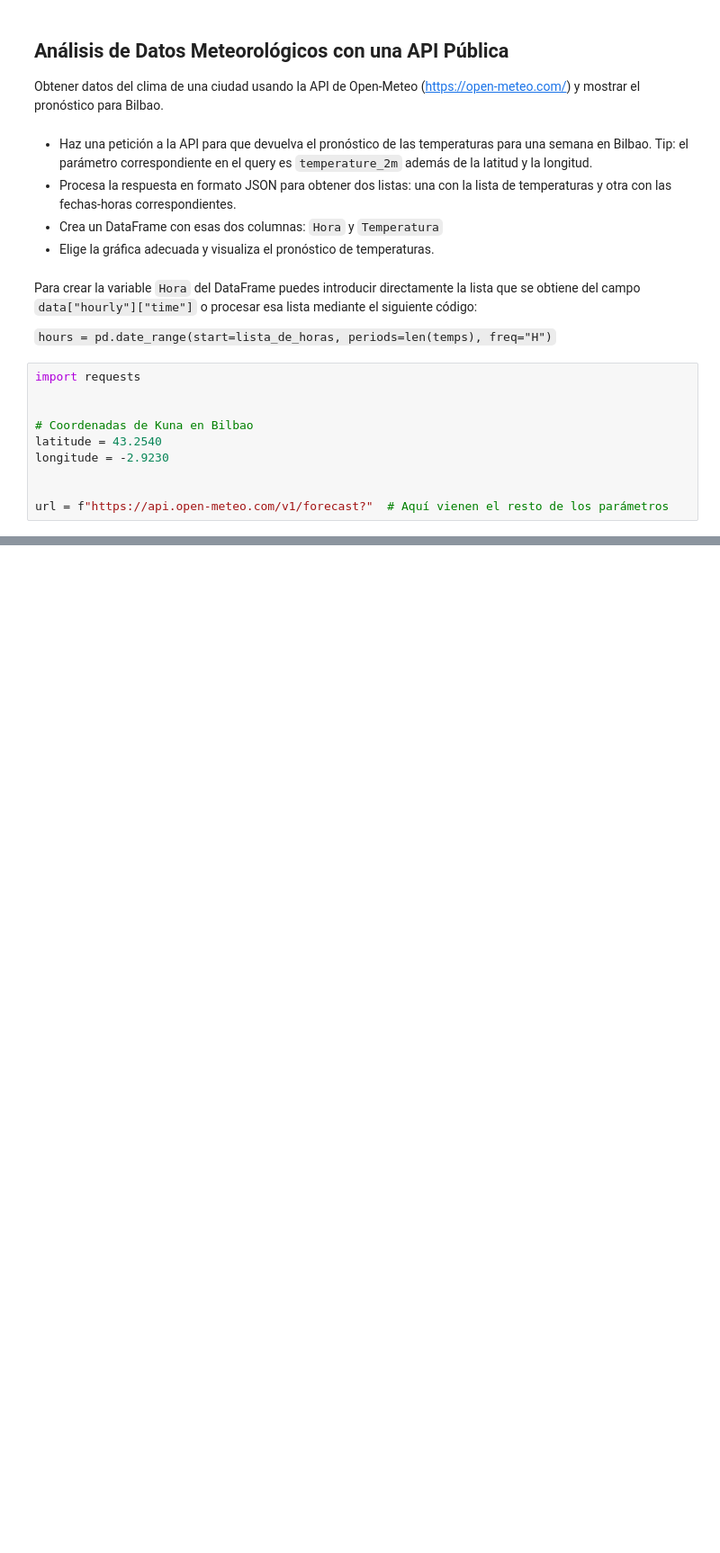
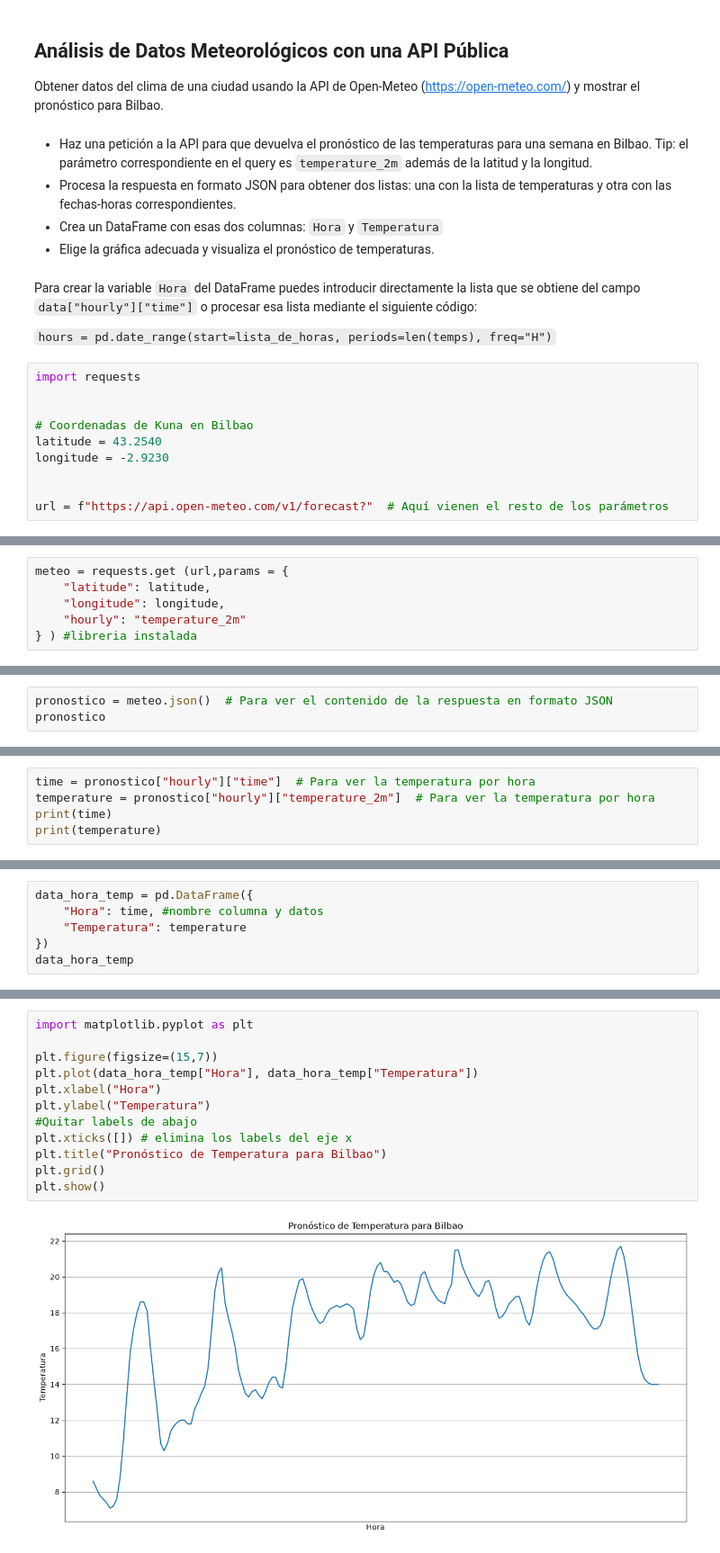
Before and after one commit to haizeaj/2026-10-BILBAO-FT-Data-Science, a Jupyter notebook: 2-Data_Analysis/3-Sources/Web/Práctica/pronostico_meteorologico.ipynb, the cells around one changed output, grey strips where cells are left out. Shown at 90% size. Saved outputs shown, nothing was run; the diff lists cells and outputs as text; blank space fills up the shorter version.

```diff
--- a/2-Data_Analysis/3-Sources/Web/Práctica/pronostico_meteorologico.ipynb
+++ b/2-Data_Analysis/3-Sources/Web/Práctica/pronostico_meteorologico.ipynb
@@ -22,0 +25,6 @@ url = f"https://api.open-meteo.com/v1/forecast?"  # Aquí vienen el resto de los
+# %%
+meteo = requests.get (url,params = {
+    "latitude": latitude,
+    "longitude": longitude,
+    "hourly": "temperature_2m"
+} ) #libreria instalada
@@ -22,0 +35,3 @@ url = f"https://api.open-meteo.com/v1/forecast?"  # Aquí vienen el resto de los
+# %%
+pronostico = meteo.json()  # Para ver el contenido de la respuesta en formato JSON
+pronostico
@@ -22,0 +76,5 @@ url = f"https://api.open-meteo.com/v1/forecast?"  # Aquí vienen el resto de los
+# %%
+time = pronostico["hourly"]["time"]  # Para ver la temperatura por hora
+temperature = pronostico["hourly"]["temperature_2m"]  # Para ver la temperatura por hora
+print(time)
+print(temperature)
@@ -22,0 +86,6 @@ url = f"https://api.open-meteo.com/v1/forecast?"  # Aquí vienen el resto de los
+# %%
+data_hora_temp = pd.DataFrame({
+    "Hora": time, #nombre columna y datos
+    "Temperatura": temperature
+})
+data_hora_temp
@@ -22,0 +106,14 @@ url = f"https://api.open-meteo.com/v1/forecast?"  # Aquí vienen el resto de los
+# %%
+import matplotlib.pyplot as plt
+
+plt.figure(figsize=(15,7))
+plt.plot(data_hora_temp["Hora"], data_hora_temp["Temperatura"])
+plt.xlabel("Hora")
+plt.ylabel("Temperatura")
+#Quitar labels de abajo
+plt.xticks([]) # elimina los labels del eje x
+plt.title("Pronóstico de Temperatura para Bilbao")
+plt.grid()
+plt.show()
+# %% [output]
+[figure, added]
```
Also changed, not shown: parts of 7 cells of this notebook, 35 other files.
